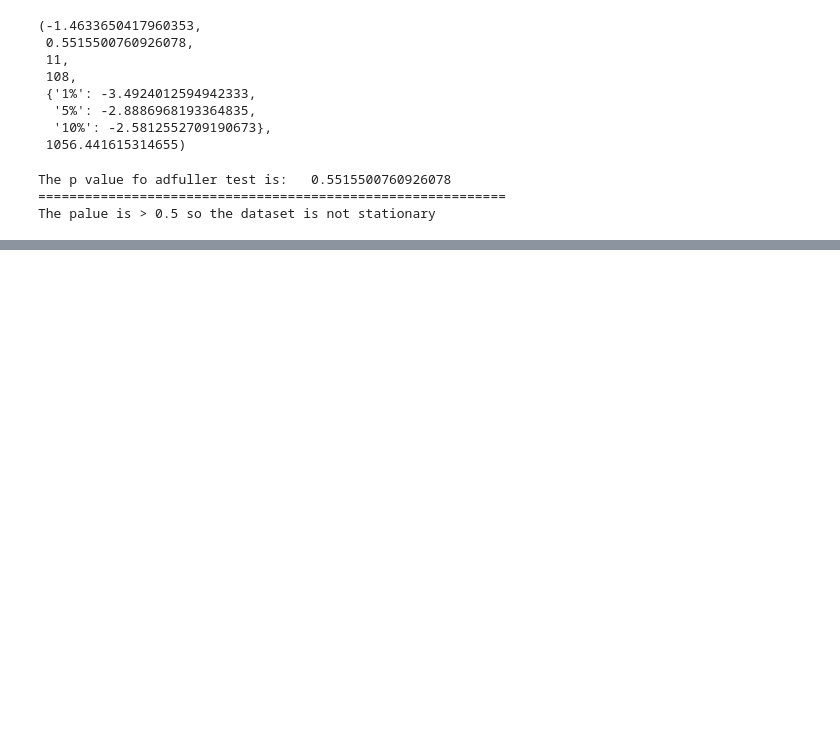
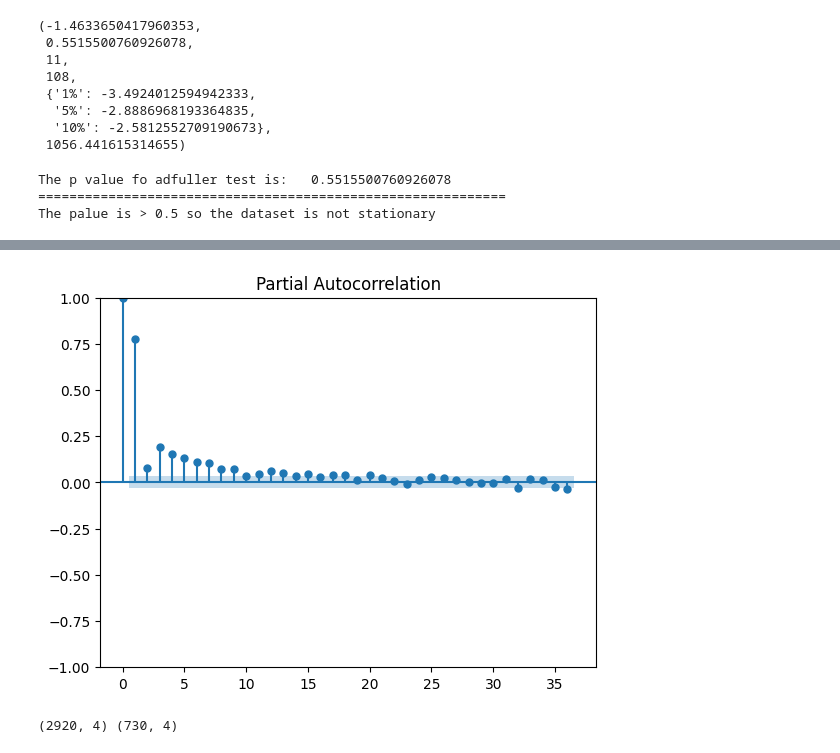
Before and after one commit to KhageshorGiri/Machine_Learning, a Jupyter notebook: Machine Learning/Module 9 - Time Series Analysis/Univariant_Forecasting.ipynb, the cells around one changed output, grey strips where cells are left out. Drawn from its saved outputs; the diff is of its cells as text; code cells hidden in the pictures; blank space fills up the shorter version.

```diff
--- a/Machine Learning/Module 9 - Time Series Analysis/Univariant_Forecasting.ipynb
+++ b/Machine Learning/Module 9 - Time Series Analysis/Univariant_Forecasting.ipynb
@@ -233,2 +234,7 @@ adfuller_result_2
+# %%
+plot_pacf(data["Temp"])
+plt.show()
+# %% [output]
+[figure, added]
 # %%
 # Step-4 Train Test Split
@@ -235,2 +244,6 @@ adfuller_result_2
+# %%
+print(train.shape, test.shape)
+# %% [output]
+(2920, 4) (730, 4)
 # %%
 # Step-5
```
Also changed, not shown: parts of 10 cells of this notebook.
